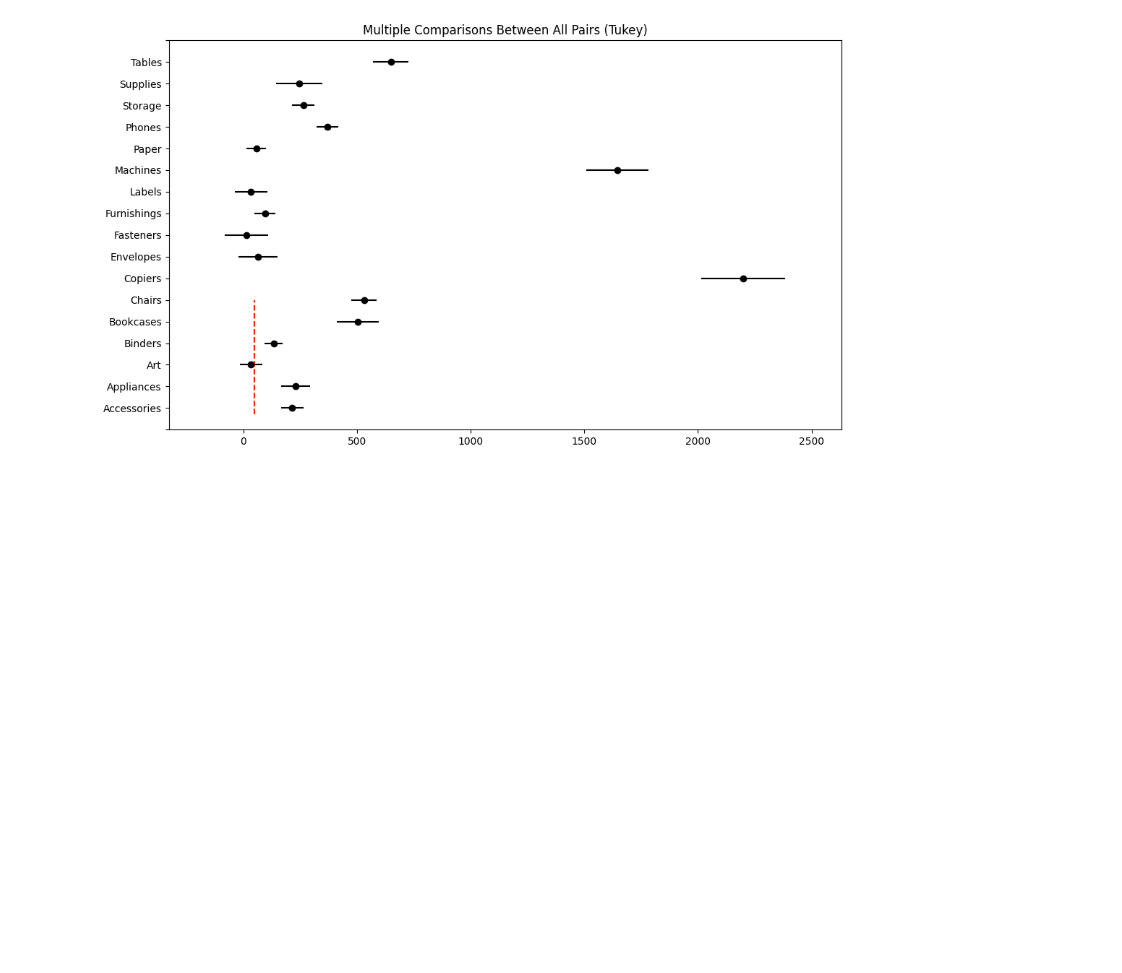
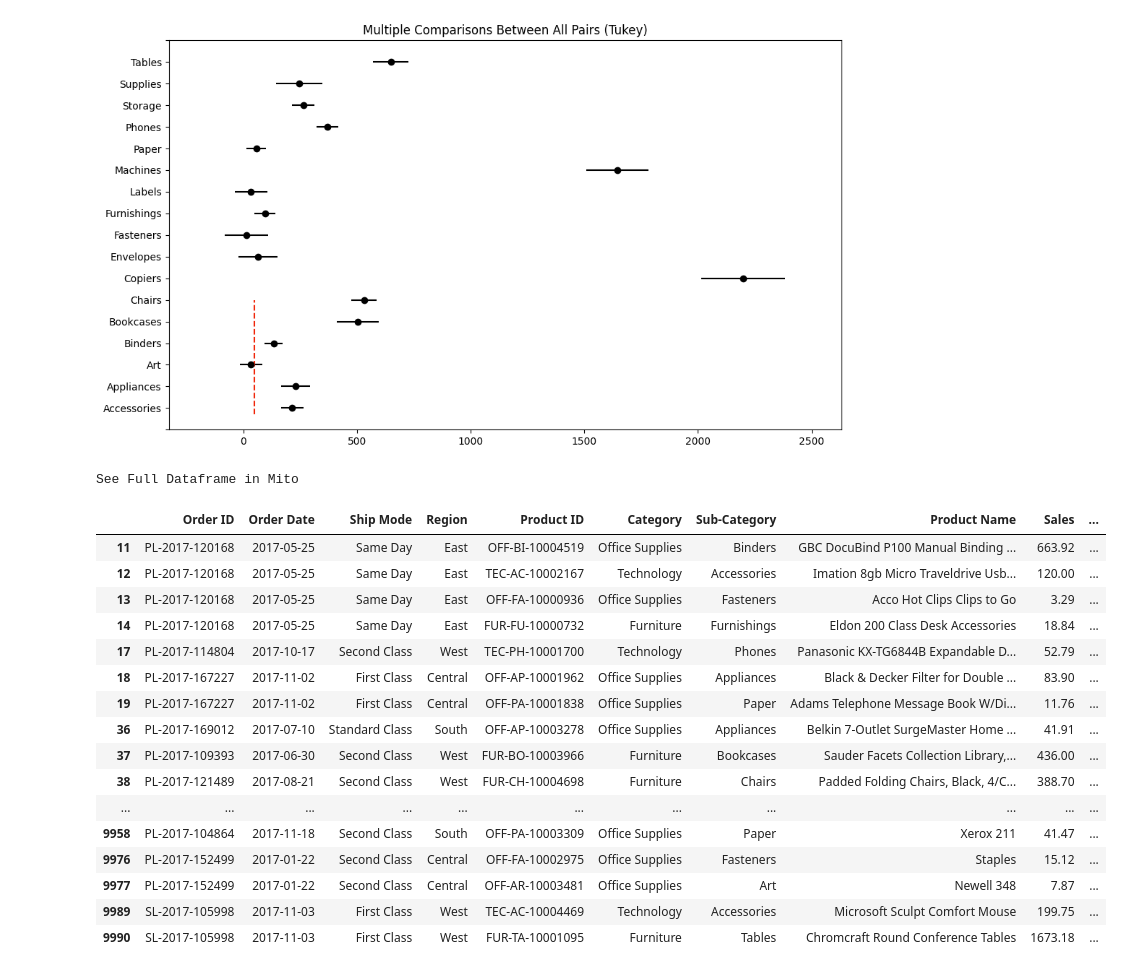
Before and after one commit to KonuTech/supply-chain-case-study, a Jupyter notebook: case_study_ANOVA.ipynb, the cells around one changed output. Cells and saved outputs as stored; diff of their text form; code cells hidden in the pictures; blank space fills up the shorter version.

```diff
--- a/case_study_ANOVA.ipynb
+++ b/case_study_ANOVA.ipynb
@@ -390,3 +392,25 @@ Multiple Comparison of Means - Tukey HSD, FWER=0.05
 | Storage | Tables | 384.2042 | 0.0 | 257.3945 | 511.0139 | True |
 | Supplies | Tables | 403.1446 | 0.0 | 226.2735 | 580.0156 | True |
 [figure]
+# %%
+data = df[df["Order Year"] == "2017"]
+data
+# %% [output]
+See Full Dataframe in Mito
+|  | Order ID | Order Date | Ship Mode | Region | Product ID | Category | Sub-Category | Product Name | Sales | ... |
+| 11 | PL-2017-120168 | 2017-05-25 | Same Day | East | OFF-BI-10004519 | Office Supplies | Binders | GBC DocuBind P100 Manual Binding ... | 663.92 | ... |
+| 12 | PL-2017-120168 | 2017-05-25 | Same Day | East | TEC-AC-10002167 | Technology | Accessories | Imation 8gb Micro Traveldrive Usb... | 120.00 | ... |
+| 13 | PL-2017-120168 | 2017-05-25 | Same Day | East | OFF-FA-10000936 | Office Supplies | Fasteners | Acco Hot Clips Clips to Go | 3.29 | ... |
+| 14 | PL-2017-120168 | 2017-05-25 | Same Day | East | FUR-FU-10000732 | Furniture | Furnishings | Eldon 200 Class Desk Accessories | 18.84 | ... |
+| 17 | PL-2017-114804 | 2017-10-17 | Second Class | West | TEC-PH-10001700 | Technology | Phones | Panasonic KX-TG6844B Expandable D... | 52.79 | ... |
+| 18 | PL-2017-167227 | 2017-11-02 | First Class | Central | OFF-AP-10001962 | Office Supplies | Appliances | Black & Decker Filter for Double ... | 83.90 | ... |
+| 19 | PL-2017-167227 | 2017-11-02 | First Class | Central | OFF-PA-10001838 | Office Supplies | Paper | Adams Telephone Message Book W/Di... | 11.76 | ... |
+| 36 | PL-2017-169012 | 2017-07-10 | Standard Class | South | OFF-AP-10003278 | Office Supplies | Appliances | Belkin 7-Outlet SurgeMaster Home ... | 41.91 | ... |
+| 37 | PL-2017-109393 | 2017-06-30 | Second Class | West | FUR-BO-10003966 | Furniture | Bookcases | Sauder Facets Collection Library,... | 436.00 | ... |
+| 38 | PL-2017-121489 | 2017-08-21 | Second Class | West | FUR-CH-10004698 | Furniture | Chairs | Padded Folding Chairs, Black, 4/C... | 388.70 | ... |
+| ... | ... | ... | ... | ... | ... | ... | ... | ... | ... | ... |
+| 9958 | PL-2017-104864 | 2017-11-18 | Second Class | South | OFF-PA-10003309 | Office Supplies | Paper | Xerox 211 | 41.47 | ... |
+| 9976 | PL-2017-152499 | 2017-01-22 | Second Class | Central | OFF-FA-10002975 | Office Supplies | Fasteners | Staples | 15.12 | ... |
+| 9977 | PL-2017-152499 | 2017-01-22 | Second Class | Central | OFF-AR-10003481 | Office Supplies | Art | Newell 348 | 7.87 | ... |
+| 9989 | SL-2017-105998 | 2017-11-03 | First Class | West | TEC-AC-10004469 | Technology | Accessories | Microsoft Sculpt Comfort Mouse | 199.75 | ... |
+| 9990 | SL-2017-105998 | 2017-11-03 | First Class | West | FUR-TA-10001095 | Furniture | Tables | Chromcraft Round Conference Tables | 1673.18 | ... |
```
Also changed, not shown: parts of 5 cells of this notebook, 3 other files.
